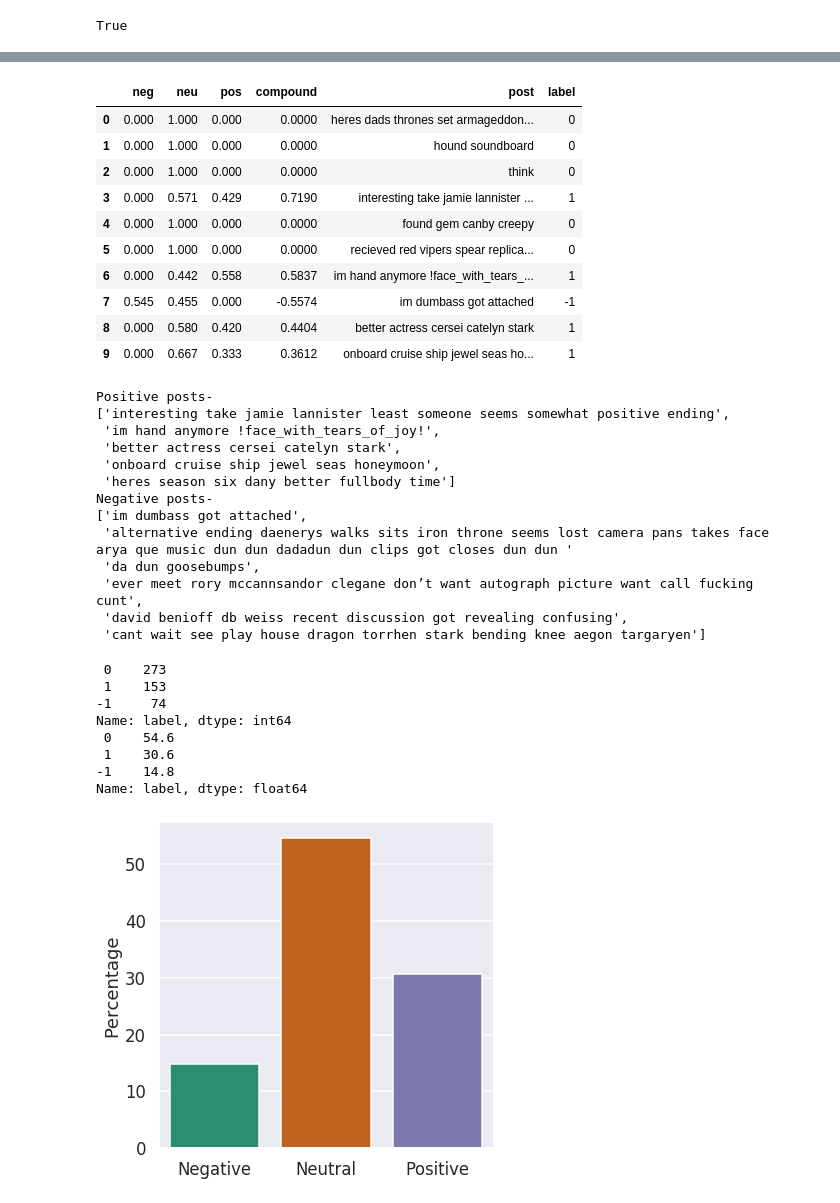
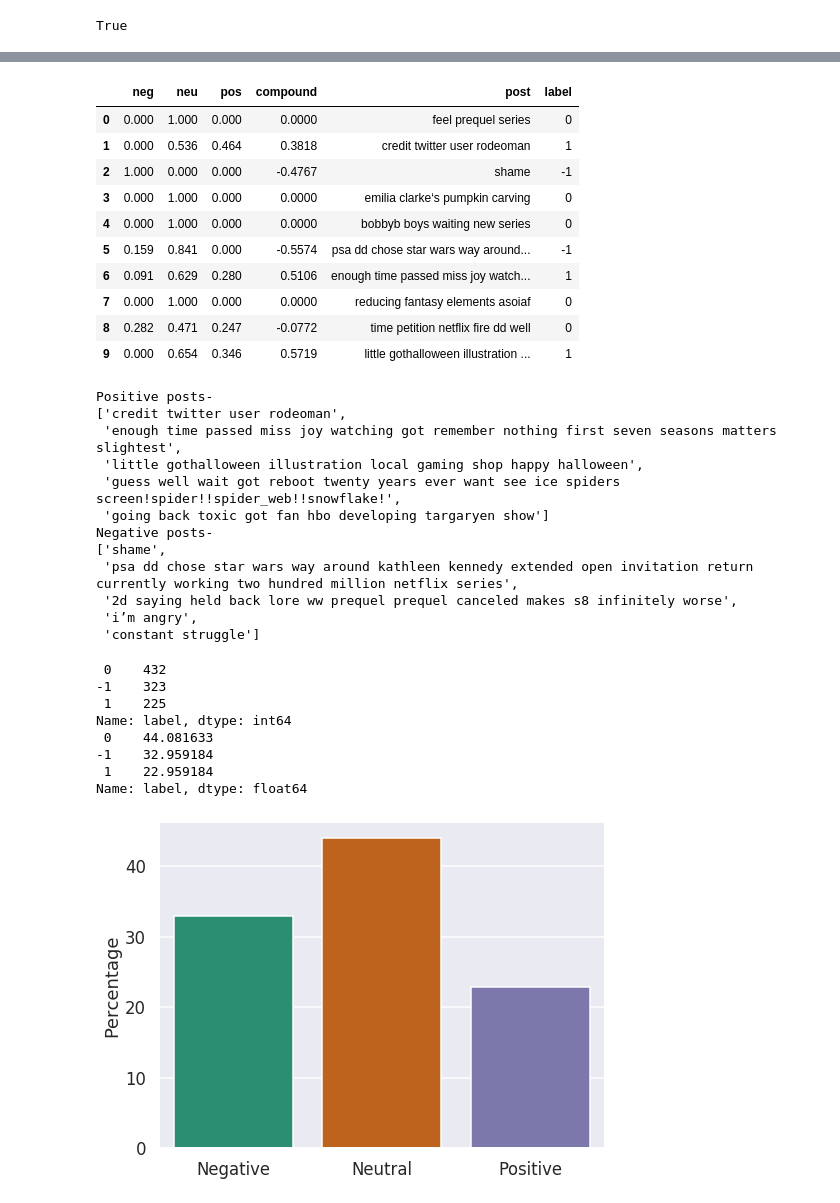
Before and after one commit to forkdump/reddityze, a Jupyter notebook: code/subreddit_analyzer.ipynb, the cells around one changed output, grey strips where cells are left out. Saved outputs shown, nothing was run; the diff lists cells and outputs as text; code cells hidden in the pictures.

```diff
--- a/code/subreddit_analyzer.ipynb
+++ b/code/subreddit_analyzer.ipynb
@@ -69,9 +76,12 @@ True
 
 posts = set()
 
-for post in reddit.subreddit('gameofthrones').hot(limit=500):
+for post in reddit.subreddit('freefolk').hot(limit=500):
   posts.add(post.title)
 
 print(posts)
 print(len(posts))
+
+data_posts = pd.DataFrame.from_records(results)
+data_posts.to_csv('hottest_500_freefolk.csv', mode='a', encoding='utf-8', index=False)
 # %% [output]
@@ -175,16 +181,16 @@ data.loc[data['compound'] < -0.2, 'label'] = -1
 data[:10]
 # %% [output]
 |  | neg | neu | pos | compound | post | label |
-| 0 | 0.000 | 1.000 | 0.000 | 0.0000 | heres dads thrones set armageddon... | 0 |
-| 1 | 0.000 | 1.000 | 0.000 | 0.0000 | hound soundboard | 0 |
-| 2 | 0.000 | 1.000 | 0.000 | 0.0000 | think | 0 |
-| 3 | 0.000 | 0.571 | 0.429 | 0.7190 | interesting take jamie lannister ... | 1 |
-| 4 | 0.000 | 1.000 | 0.000 | 0.0000 | found gem canby creepy | 0 |
-| 5 | 0.000 | 1.000 | 0.000 | 0.0000 | recieved red vipers spear replica... | 0 |
-| 6 | 0.000 | 0.442 | 0.558 | 0.5837 | im hand anymore !face_with_tears_... | 1 |
-| 7 | 0.545 | 0.455 | 0.000 | -0.5574 | im dumbass got attached | -1 |
-| 8 | 0.000 | 0.580 | 0.420 | 0.4404 | better actress cersei catelyn stark | 1 |
-| 9 | 0.000 | 0.667 | 0.333 | 0.3612 | onboard cruise ship jewel seas ho... | 1 |
+| 0 | 0.000 | 1.000 | 0.000 | 0.0000 | feel prequel series | 0 |
+| 1 | 0.000 | 0.536 | 0.464 | 0.3818 | credit twitter user rodeoman | 1 |
+| 2 | 1.000 | 0.000 | 0.000 | -0.4767 | shame | -1 |
+| 3 | 0.000 | 1.000 | 0.000 | 0.0000 | emilia clarke‘s pumpkin carving | 0 |
+| 4 | 0.000 | 1.000 | 0.000 | 0.0000 | bobbyb boys waiting new series | 0 |
+| 5 | 0.159 | 0.841 | 0.000 | -0.5574 | psa dd chose star wars way around... | -1 |
+| 6 | 0.091 | 0.629 | 0.280 | 0.5106 | enough time passed miss joy watch... | 1 |
+| 7 | 0.000 | 1.000 | 0.000 | 0.0000 | reducing fantasy elements asoiaf | 0 |
+| 8 | 0.282 | 0.471 | 0.247 | -0.0772 | time petition netflix fire dd well | 0 |
+| 9 | 0.000 | 0.654 | 0.346 | 0.5719 | little gothalloween illustration ... | 1 |
 # %%
 #Saving the post label data to CSV
 label_data = data[['post', 'label']]
@@ -197,39 +203,38 @@ print('Negative posts-')
 pprint(list(data[data['label'] == -1].post)[:5], width=150)
 # %% [output]
 Positive posts-
-['interesting take jamie lannister least someone seems somewhat positive ending',
- 'im hand anymore !face_with_tears_of_joy!',
- 'better actress cersei catelyn stark',
- 'onboard cruise ship jewel seas honeymoon',
- 'heres season six dany better fullbody time']
+['credit twitter user rodeoman',
+ 'enough time passed miss joy watching got remember nothing first seven seasons matters slightest',
+ 'little gothalloween illustration local gaming shop happy halloween',
+ 'guess well wait got reboot twenty years ever want see ice spiders screen!spider!!spider_web!!snowflake!',
+ 'going back toxic got fan hbo developing targaryen show']
 Negative posts-
-['im dumbass got attached',
- 'alternative ending daenerys walks sits iron throne seems lost camera pans takes face arya que music dun dun dadadun dun clips got closes dun dun '
- 'da dun goosebumps',
- 'ever meet rory mccannsandor clegane don’t want autograph picture want call fucking cunt',
- 'david benioff db weiss recent discussion got revealing confusing',
- 'cant wait see play house dragon torrhen stark bending knee aegon targaryen']
+['shame',
+ 'psa dd chose star wars way around kathleen kennedy extended open invitation return currently working two hundred million netflix series',
+ '2d saying held back lore ww prequel prequel canceled makes s8 infinitely worse',
+ 'i’m angry',
+ 'constant struggle']
 # %%
 #Calculating number and percentage of posts belonging to any of the sentiments
 print(data.label.value_counts())
 print(data.label.value_counts(normalize=True) * 100)
 # %% [output]
- 0    273
- 1    153
--1     74
+ 0    432
+-1    323
+ 1    225
 Name: label, dtype: int64
- 0    54.6
- 1    30.6
--1    14.8
+ 0    44.081633
+-1    32.959184
+ 1    22.959184
 Name: label, dtype: float64
 # %%
 #Plotting a bar graph of the posts according to their sentiments
 
-fig, ax = plt.subplots(figsize=(6, 6))
+fig, ax = plt.subplots(figsize=(8, 6))
 counts = data.label.value_counts(normalize=True) * 100
 sns.barplot(x=counts.index, y=counts, ax=ax)
 ax.set_xticklabels(['Negative', 'Neutral', 'Positive'])
 ax.set_ylabel('Percentage')
 plt.show()
 # %% [output]
-[figure, old version]
+[figure, new version]
```
Also changed, not shown: parts of 10 cells of this notebook, 3 other files.
